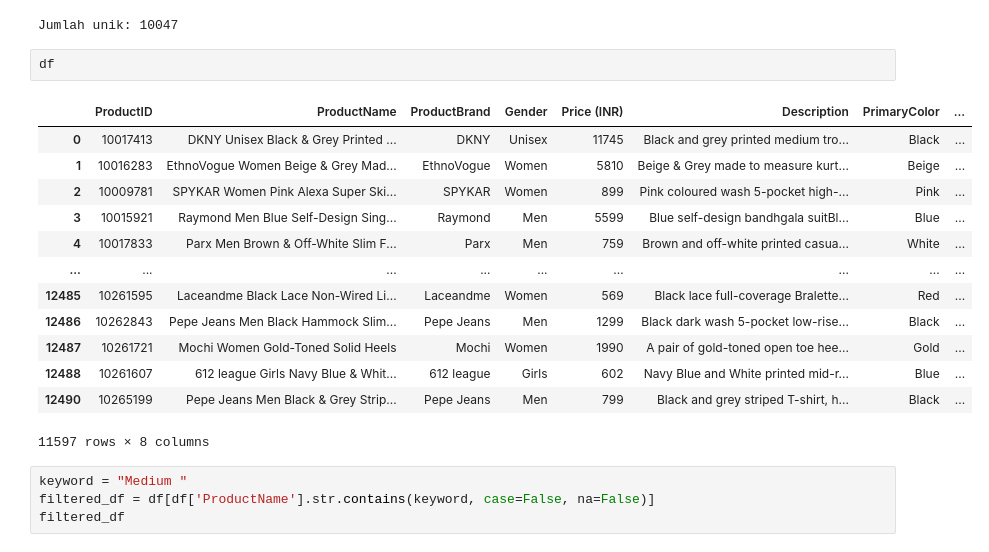
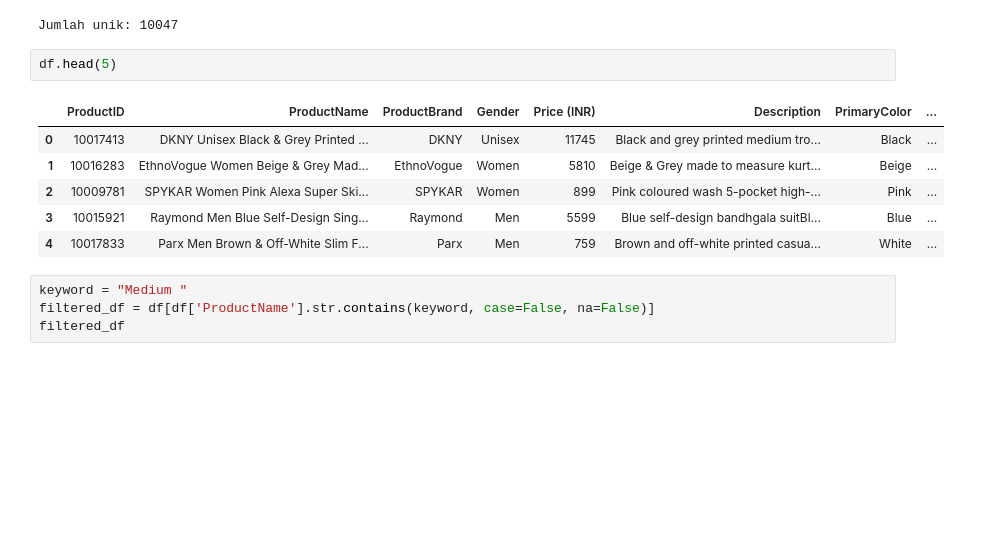
Before and after one commit to jheffanD/model-contend-based, a Jupyter notebook: MODEL_PERTAMA.ipynb, the cells around one changed output. Drawn from its saved outputs; the diff is of its cells as text; blank space fills up the shorter version.

```diff
--- a/MODEL_PERTAMA.ipynb
+++ b/MODEL_PERTAMA.ipynb
@@ -409,21 +411,14 @@ print("Jumlah unik:", df['ProductName'].nunique())
 # %% [output]
 Jumlah unik: 10047
 # %%
-df
+df.head(5)
 # %% [output]
 |  | ProductID | ProductName | ProductBrand | Gender | Price (INR) | Description | PrimaryColor | ... |
 | 0 | 10017413 | DKNY Unisex Black & Grey Printed ... | DKNY | Unisex | 11745 | Black and grey printed medium tro... | Black | ... |
 | 1 | 10016283 | EthnoVogue Women Beige & Grey Mad... | EthnoVogue | Women | 5810 | Beige & Grey made to measure kurt... | Beige | ... |
 | 2 | 10009781 | SPYKAR Women Pink Alexa Super Ski... | SPYKAR | Women | 899 | Pink coloured wash 5-pocket high-... | Pink | ... |
 | 3 | 10015921 | Raymond Men Blue Self-Design Sing... | Raymond | Men | 5599 | Blue self-design bandhgala suitBl... | Blue | ... |
 | 4 | 10017833 | Parx Men Brown & Off-White Slim F... | Parx | Men | 759 | Brown and off-white printed casua... | White | ... |
-| ... | ... | ... | ... | ... | ... | ... | ... | ... |
-| 12485 | 10261595 | Laceandme Black Lace Non-Wired Li... | Laceandme | Women | 569 | Black lace full-coverage Bralette... | Red | ... |
-| 12486 | 10262843 | Pepe Jeans Men Black Hammock Slim... | Pepe Jeans | Men | 1299 | Black dark wash 5-pocket low-rise... | Black | ... |
-| 12487 | 10261721 | Mochi Women Gold-Toned Solid Heels | Mochi | Women | 1990 | A pair of gold-toned open toe hee... | Gold | ... |
-| 12488 | 10261607 | 612 league Girls Navy Blue & Whit... | 612 league | Girls | 602 | Navy Blue and White printed mid-r... | Blue | ... |
-| 12490 | 10265199 | Pepe Jeans Men Black & Grey Strip... | Pepe Jeans | Men | 799 | Black and grey striped T-shirt, h... | Black | ... |
-11597 rows × 8 columns
 # %%
 keyword = "Medium "
 filtered_df = df[df['ProductName'].str.contains(keyword, case=False, na=False)]
```
Also changed, not shown: parts of 10 cells of this notebook.
